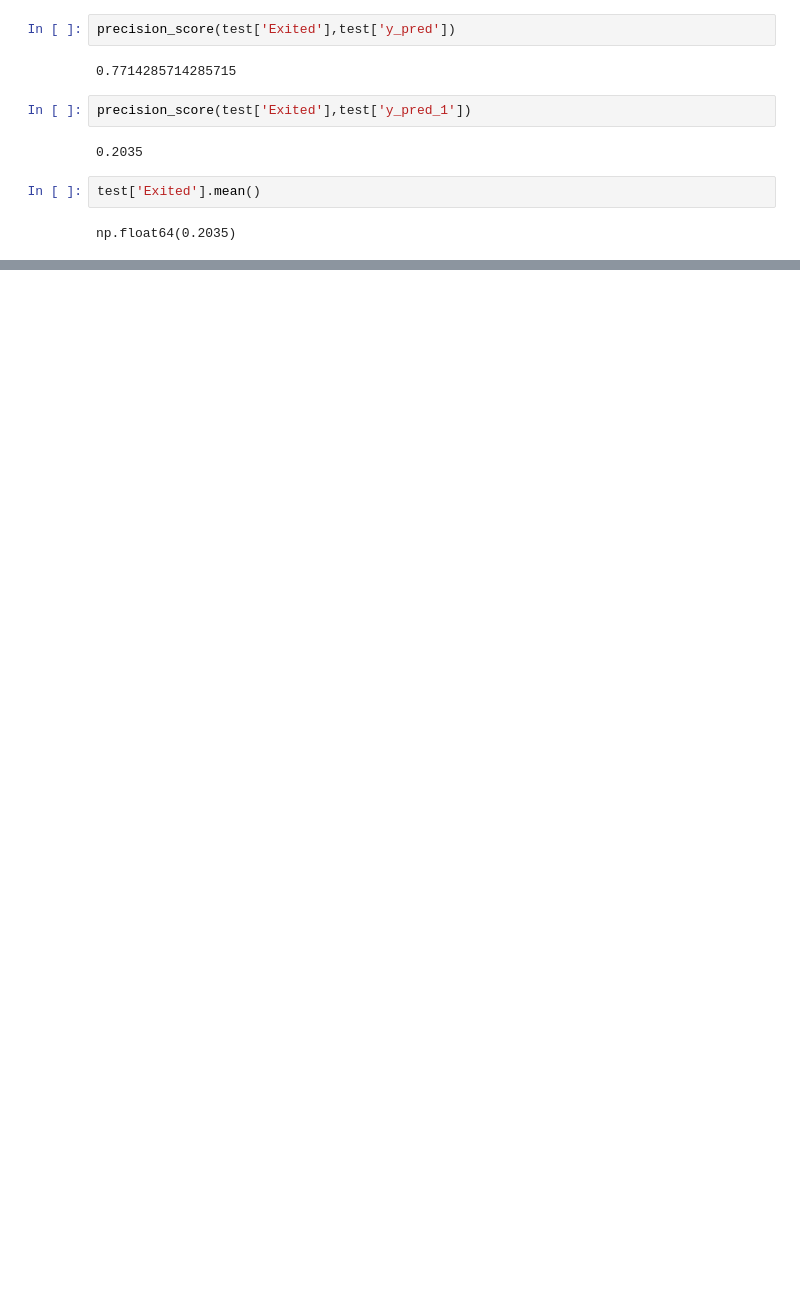
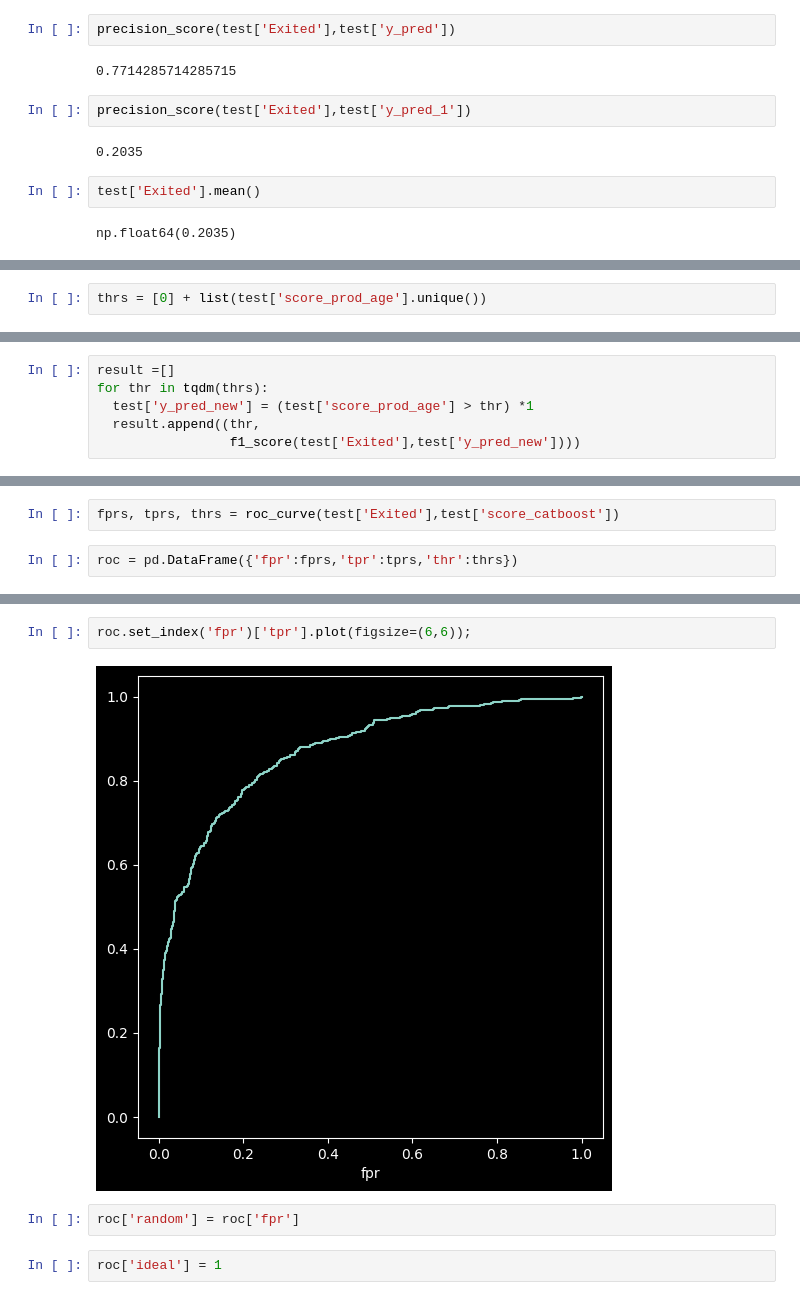
Before and after one commit to SergeyB81/Portfolio-DS, a Jupyter notebook: Car price/classification_metrics.ipynb, the cells around one changed output, grey strips where cells are left out. Drawn from its saved outputs; the diff is of its cells as text; blank space fills up the shorter version.

```diff
--- a/Car price/classification_metrics.ipynb
+++ b/Car price/classification_metrics.ipynb
@@ -287,0 +442,2 @@ np.float64(0.2035)
+# %%
+thrs = [0] + list(test['score_prod_age'].unique())
@@ -287,0 +448,6 @@ np.float64(0.2035)
+# %%
+result =[]
+for thr in tqdm(thrs):
+  test['y_pred_new'] = (test['score_prod_age'] > thr) *1
+  result.append((thr,
+                 f1_score(test['Exited'],test['y_pred_new'])))
@@ -287,0 +479,4 @@ np.float64(0.2035)
+# %%
+fprs, tprs, thrs = roc_curve(test['Exited'],test['score_catboost'])
+# %%
+roc = pd.DataFrame({'fpr':fprs,'tpr':tprs,'thr':thrs})
@@ -287,0 +499,8 @@ np.float64(0.2035)
+# %%
+roc.set_index('fpr')['tpr'].plot(figsize=(6,6));
+# %% [output]
+[figure, added]
+# %%
+roc['random'] = roc['fpr']
+# %%
+roc['ideal'] = 1
```
Also changed, not shown: parts of 65 cells of this notebook.
